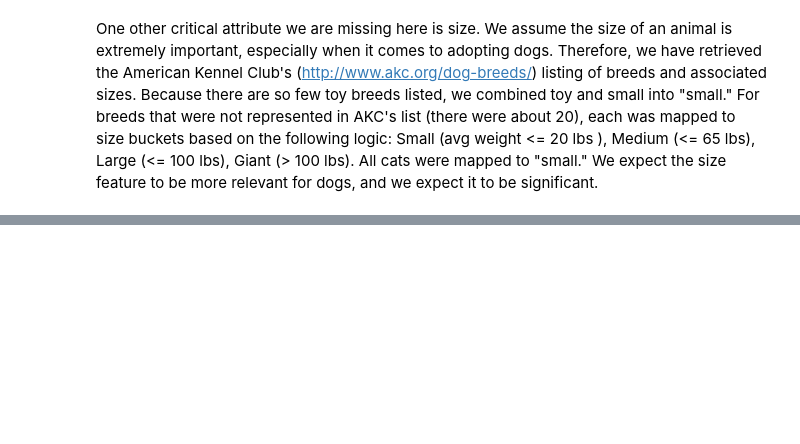
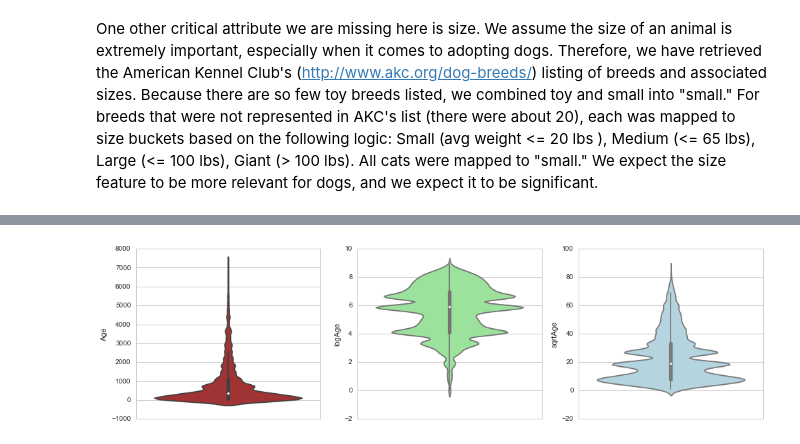
Before and after one commit to mg826/Data_Mining, a Jupyter notebook: Project1_AnimalOutcomes/Project1_Exploration_Visualization_Dreduce.ipynb, the cells around one changed output, grey strips where cells are left out. Drawn from its saved outputs; the diff is of its cells as text; code cells hidden in the pictures; blank space fills up the shorter version.

```diff
--- a/Project1_AnimalOutcomes/Project1_Exploration_Visualization_Dreduce.ipynb
+++ b/Project1_AnimalOutcomes/Project1_Exploration_Visualization_Dreduce.ipynb
@@ -234,0 +220,6 @@ memory usage: 3.5+ MB
+# %%
+df.columns = ['Name','Outcome','Type','Age','Breed','Color','Has_Name',
+              'Intact','Gender','Is_Aggressive','Primary_Color','Size']
+categ = ['Type','Breed','Intact','Gender','Is_Aggressive', 'Primary_Color', 'Size','Has_Name','Outcome']
+df[categ] = df[categ].astype(np.object)
+df[categ].describe()
@@ -234,0 +234,5 @@ memory usage: 3.5+ MB
+# %%
+df['logAge'] = np.log(df['Age']).astype(float)
+df['sqrtAge'] = np.sqrt(df['Age']).astype(float)
+print df['Age'].median()
+df[['Age','logAge','sqrtAge']].describe()
@@ -234,0 +254,12 @@ memory usage: 3.5+ MB
+# %%
+from random import random
+c = ['firebrick','lightgreen','lightblue']
+atts = ['Age','logAge','sqrtAge']
+
+plt.figure(figsize=(22,15))
+for index, plots in enumerate(atts):
+    plt.subplot(len(atts),4,index +1) # plot them all on one row
+    sns.violinplot(y = plots, data= df, color = c[index])
+plt.show()
+# %% [output]
+[figure, added]
```
Also changed, not shown: parts of 29 cells of this notebook.
